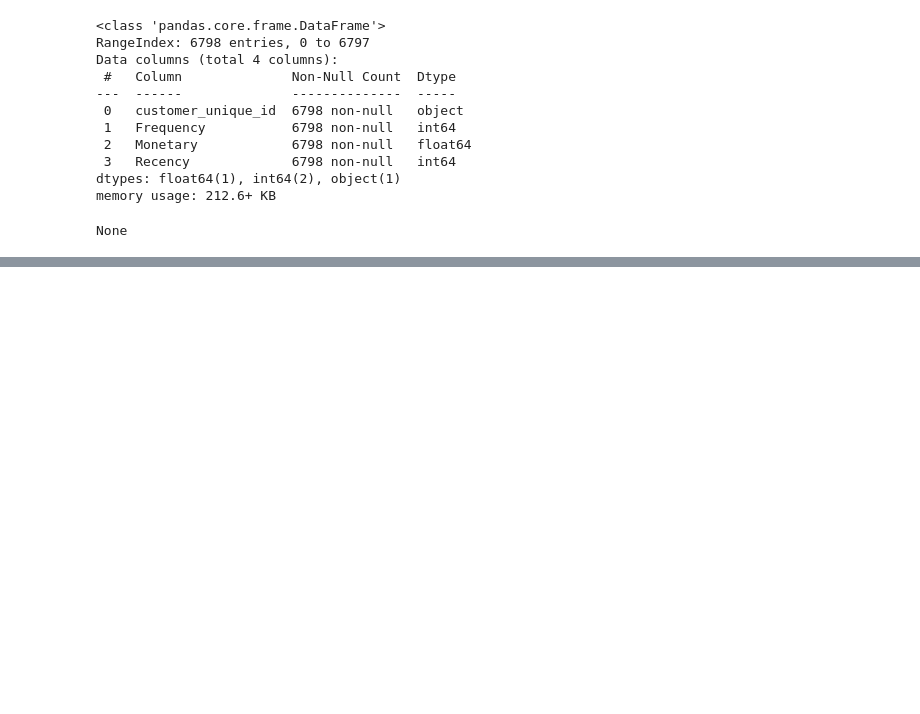
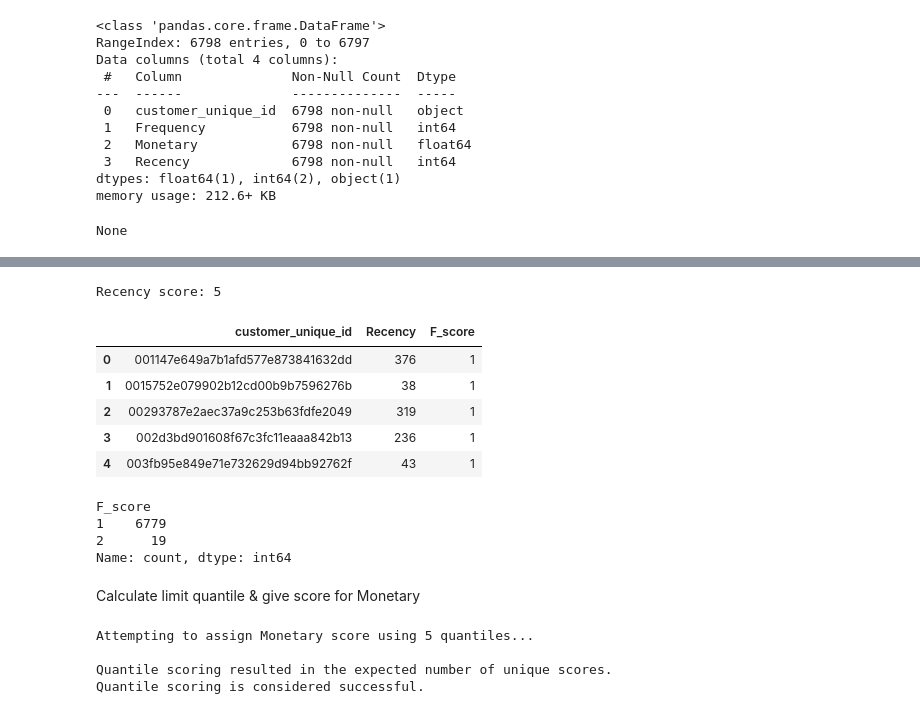
Before and after one commit to RizkiRdm/Olist-E-commerce-Performance-Analysis, a Jupyter notebook: notebooks/feature_engineering.ipynb, the cells around one changed output, grey strips where cells are left out. Drawn from its saved outputs; the diff is of its cells as text; code cells hidden in the pictures; blank space fills up the shorter version.

```diff
--- a/notebooks/feature_engineering.ipynb
+++ b/notebooks/feature_engineering.ipynb
@@ -430,0 +510,64 @@ None
+# %%
+print(f"Recency score: {num_quantiles}")
+display(customer_rfm_final_df[["customer_unique_id", "Recency", "F_score"]].head())
+
+# check distribution
+print(customer_rfm_final_df["F_score"].value_counts().sort_index())
+# %% [output]
+Recency score: 5
+|  | customer_unique_id | Recency | F_score |
+| 0 | 001147e649a7b1afd577e873841632dd | 376 | 1 |
+| 1 | 0015752e079902b12cd00b9b7596276b | 38 | 1 |
+| 2 | 00293787e2aec37a9c253b63fdfe2049 | 319 | 1 |
+| 3 | 002d3bd901608f67c3fc11eaaa842b13 | 236 | 1 |
+| 4 | 003fb95e849e71e732629d94bb92762f | 43 | 1 |
+F_score
+1    6779
+2      19
+Name: count, dtype: int64
+# %% [markdown]
+Calculate limit quantile & give score for Monetary
+# %%
+print(f"Attempting to assign Monetary score using {num_quantiles} quantiles...")
+
+# --- Attempt scoring using pd.qcut ---
+customer_rfm_final_df["M_score"] = pd.qcut(
+    customer_rfm_final_df["Monetary"],
+    q=num_quantiles,
+    labels=False,
+    duplicates="drop",
+)
+
+# Add 1 to shift the scores from 1 to q.
+customer_rfm_final_df["M_score"] = customer_rfm_final_df["M_score"] + 1
+
+# --- Step 2: Check if the quantile scoring resulted in a "skewed" distribution ---
+# We check if the number of unique scores produced is less than the requested number of quantiles.
+# If it is, it indicates that pd.qcut couldn't create distinct quantiles due to skewness/duplicates.
+
+if customer_rfm_final_df["M_score"].nunique() < num_quantiles:
+    print(
+        f"\nWarning: Quantile scoring for Monetary resulted in only {customer_rfm_final_df['M_score'].nunique()} unique scores (less than {num_quantiles})."
+    )
+    print("This indicates a highly skewed distribution preventing distinct quantiles.")
+    print("Proceeding with alternative manual scoring based on unique values.")
+
+    # --- Step 3: If skewed, apply manual scoring based on unique values ---
+    # This is the logic that was originally in the 'except' block.
+    # It assigns score 1 if Monetary is exactly 1, otherwise assigns score 2.
+    # Make sure this logic fits your definition of manual scoring based on skewness.
+
+    customer_rfm_final_df["M_score"] = customer_rfm_final_df["Monetary"].apply(
+        lambda x: 1 if x == 1 else 2
+    )
+    print("Manual scoring applied successfully.")
+
+else:
+    # --- Step 4: If not skewed (unique scores == num_quantiles), the quantile scoring is considered good ---
+    print("\nQuantile scoring resulted in the expected number of unique scores.")
+    print("Quantile scoring is considered successful.")
+# %% [output]
+Attempting to assign Monetary score using 5 quantiles...
+
+Quantile scoring resulted in the expected number of unique scores.
+Quantile scoring is considered successful.
```
Also changed, not shown: parts of 9 cells of this notebook.
